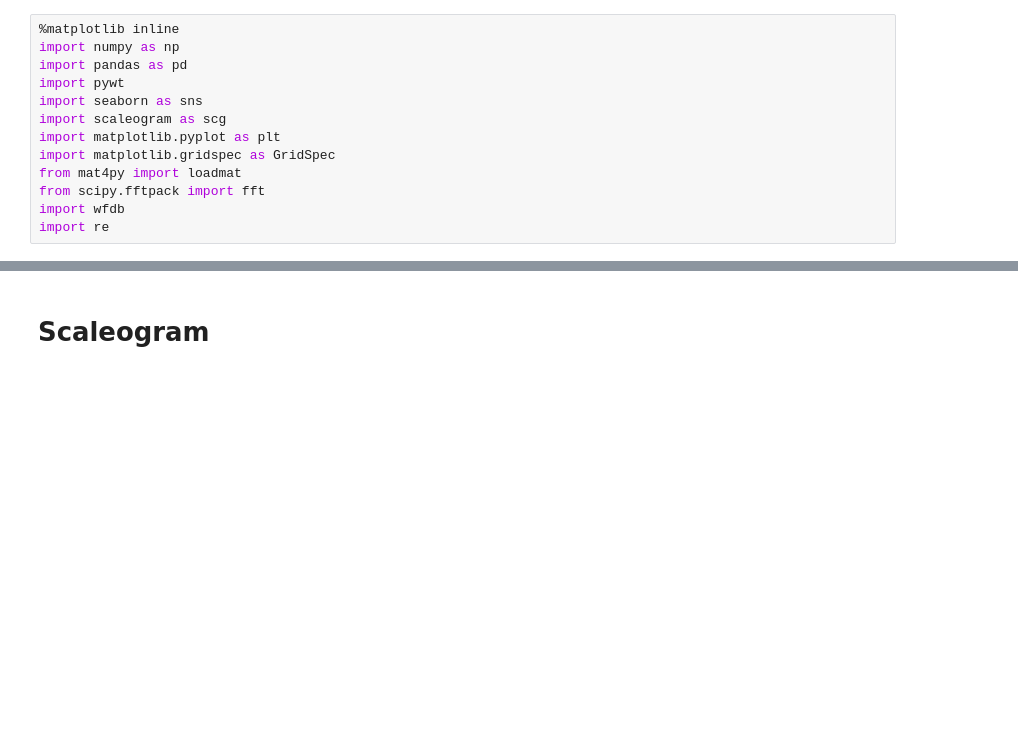
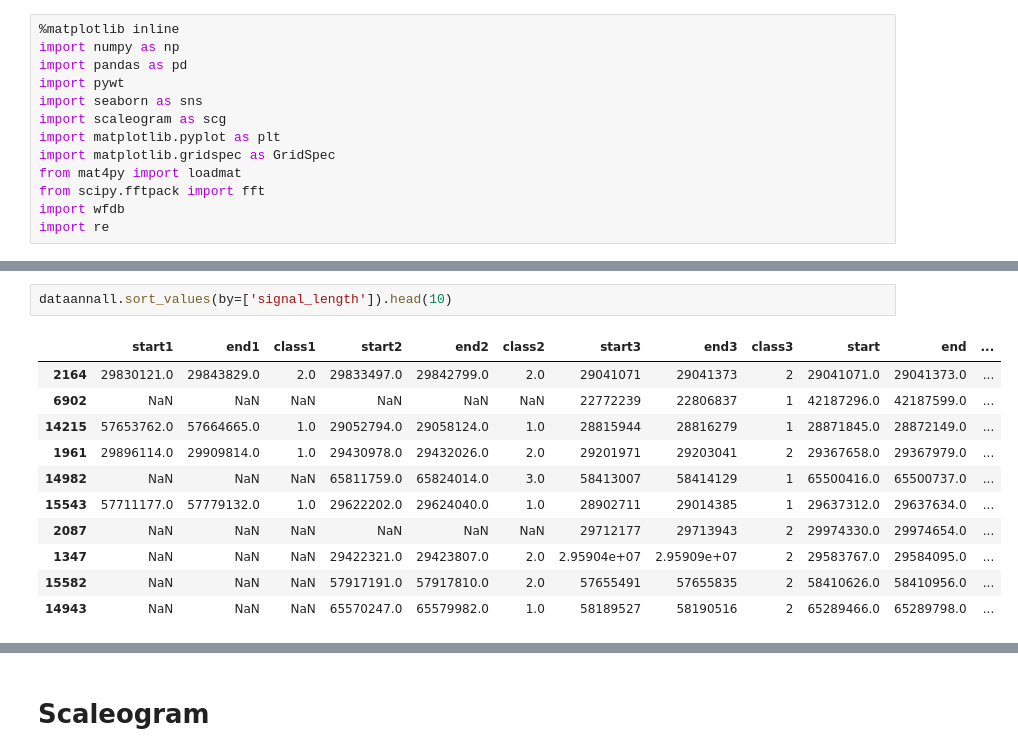
Before and after one commit to DJM25/aura-jedha, a Jupyter notebook: wavelet_analysis_ECG.ipynb, the cells around one changed output, grey strips where cells are left out. Saved outputs shown, nothing was run; the diff lists cells and outputs as text; blank space fills up the shorter version.

```diff
--- a/wavelet_analysis_ECG.ipynb
+++ b/wavelet_analysis_ECG.ipynb
@@ -49,0 +81,14 @@ for rcd in record_list:
+# %%
+dataannall.sort_values(by=['signal_length']).head(10)
+# %% [output]
+|  | start1 | end1 | class1 | start2 | end2 | class2 | start3 | end3 | class3 | start | end | ... |
+| 2164 | 29830121.0 | 29843829.0 | 2.0 | 29833497.0 | 29842799.0 | 2.0 | 29041071 | 29041373 | 2 | 29041071.0 | 29041373.0 | ... |
+| 6902 | NaN | NaN | NaN | NaN | NaN | NaN | 22772239 | 22806837 | 1 | 42187296.0 | 42187599.0 | ... |
+| 14215 | 57653762.0 | 57664665.0 | 1.0 | 29052794.0 | 29058124.0 | 1.0 | 28815944 | 28816279 | 1 | 28871845.0 | 28872149.0 | ... |
+| 1961 | 29896114.0 | 29909814.0 | 1.0 | 29430978.0 | 29432026.0 | 2.0 | 29201971 | 29203041 | 2 | 29367658.0 | 29367979.0 | ... |
+| 14982 | NaN | NaN | NaN | 65811759.0 | 65824014.0 | 3.0 | 58413007 | 58414129 | 1 | 65500416.0 | 65500737.0 | ... |
+| 15543 | 57711177.0 | 57779132.0 | 1.0 | 29622202.0 | 29624040.0 | 1.0 | 28902711 | 29014385 | 1 | 29637312.0 | 29637634.0 | ... |
+| 2087 | NaN | NaN | NaN | NaN | NaN | NaN | 29712177 | 29713943 | 2 | 29974330.0 | 29974654.0 | ... |
+| 1347 | NaN | NaN | NaN | 29422321.0 | 29423807.0 | 2.0 | 2.95904e+07 | 2.95909e+07 | 2 | 29583767.0 | 29584095.0 | ... |
+| 15582 | NaN | NaN | NaN | 57917191.0 | 57917810.0 | 2.0 | 57655491 | 57655835 | 2 | 58410626.0 | 58410956.0 | ... |
+| 14943 | NaN | NaN | NaN | 65570247.0 | 65579982.0 | 1.0 | 58189527 | 58190516 | 2 | 65289466.0 | 65289798.0 | ... |
```
Also changed, not shown: parts of 6 cells of this notebook.
